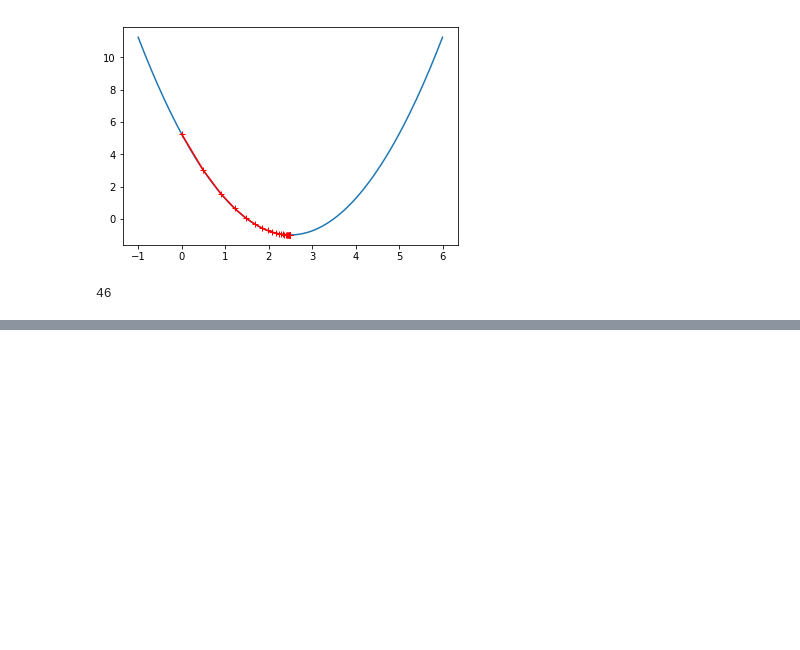
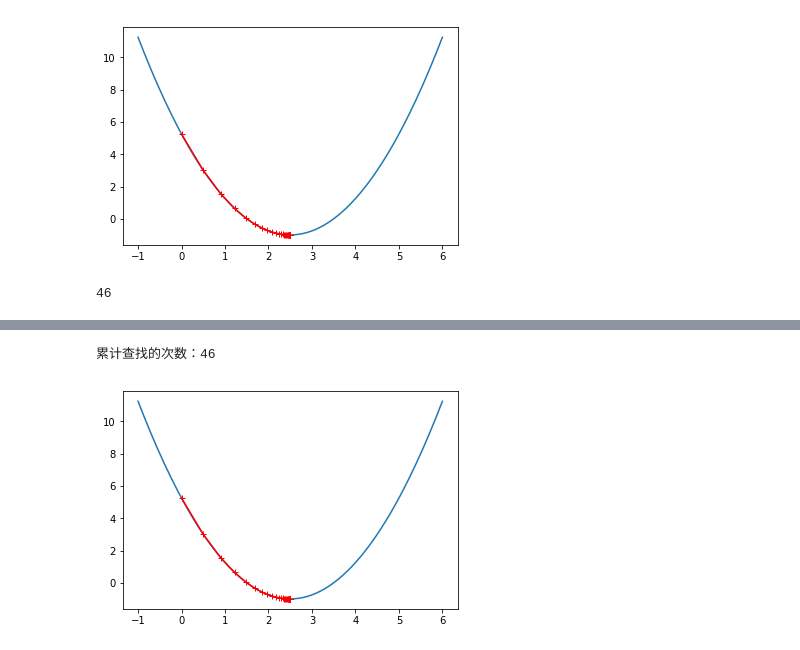
Before and after one commit to lsgwr/algorithms, a Jupyter notebook: Part5Improve/06-Gradient-Descent/02-Gradient-Descent-Simulation/02-Gradient-Descent-Simulation.ipynb, the cells around one changed output, grey strips where cells are left out. Drawn from its saved outputs; the diff is of its cells as text; code cells hidden in the pictures; blank space fills up the shorter version.

```diff
--- a/Part5Improve/06-Gradient-Descent/02-Gradient-Descent-Simulation/02-Gradient-Descent-Simulation.ipynb
+++ b/Part5Improve/06-Gradient-Descent/02-Gradient-Descent-Simulation/02-Gradient-Descent-Simulation.ipynb
@@ -85,0 +113,6 @@ len(theta_history) # 执行了6次，得到了导数为0的点
+# %%
+eta = 0.1 # 分别自己试试0.1、0.01、0.001；0.8、、
+gradient_descent(0.,eta)
+# %% [output]
+累计查找的次数：46
+[figure, added]
```
Also changed, not shown: parts of 14 cells of this notebook, 7 other files.
